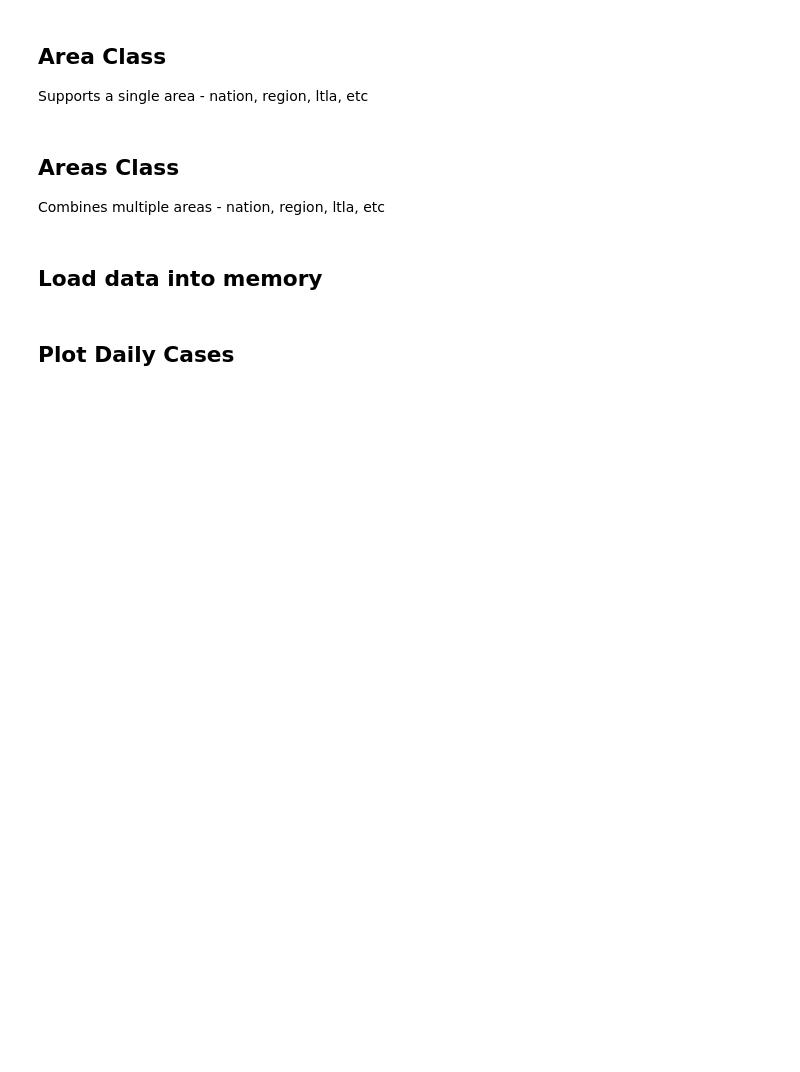
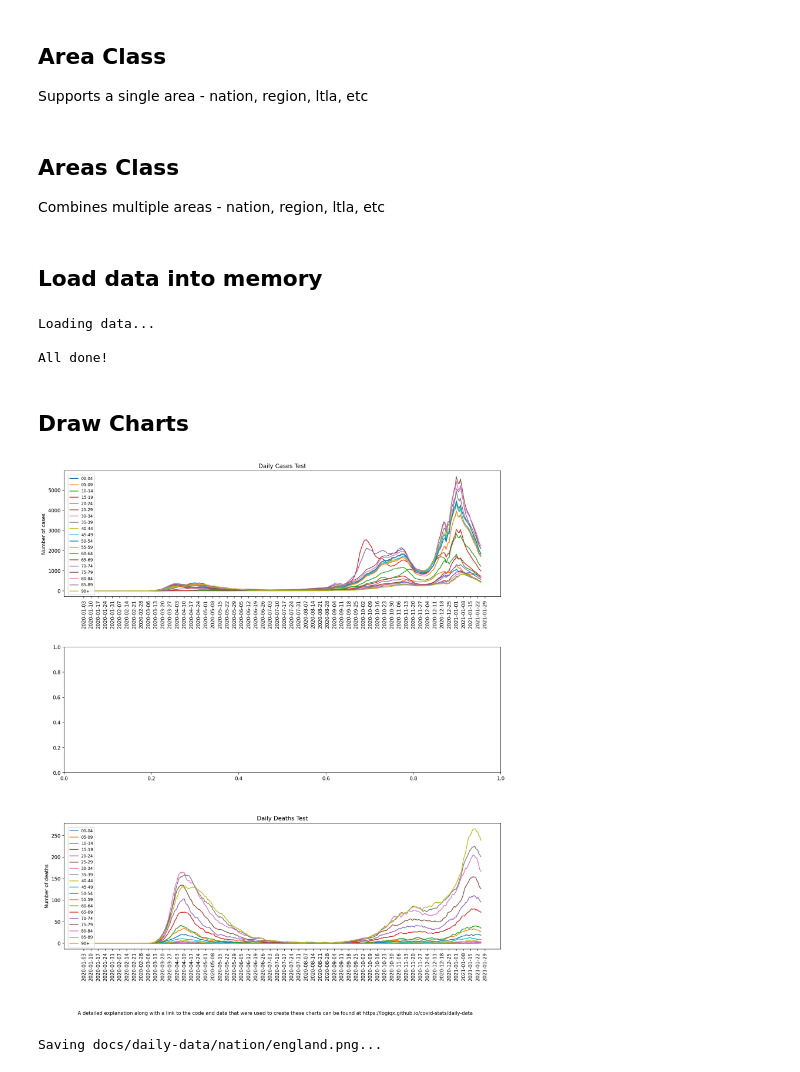
Before and after one commit to Logiqx/covid-stats, a Jupyter notebook: python/phe_charts.ipynb, the cells around one changed output. Drawn from its saved outputs; the diff is of its cells as text; code cells hidden in the pictures; blank space fills up the shorter version.

Commit message:
WIP on PHE charts

```diff
--- a/python/phe_charts.ipynb
+++ b/python/phe_charts.ipynb
@@ -149,5 +86,17 @@ class Areas(common_core.Printable):
 
         # Show figure
         plt.show()
+
+
+    def plotAreas(self, period="daily"):
+        """Plot charts for each area"""
+
+        if self.areaType == "nation":
+            for areaName in ["England"]:
+                self.areas[areaName].plotData(period)
+
+        if self.areaType == "region":
+            for areaName in ["North East"]:
+                self.areas[areaName].plotData(period)
 # %% [markdown]
 ## Load data into memory
@@ -154,13 +269,15 @@ class Areas(common_core.Printable):
 # %%
+print("Loading data...")
+
 overview = Areas(areaType="overview")
 for overviewName in phe_core.overviewNames:
     overview.addArea(overviewName)
     overview.loadArea(overviewName)
 
-regions = Areas(areaType="nation")
+nations = Areas(areaType="nation")
 for nationName in phe_core.nationNames:
-    regions.addArea(nationName)
-    regions.loadArea(nationName)
+    nations.addArea(nationName)
+    nations.loadArea(nationName)
 
 regions = Areas(areaType="region")
 for regionName in common_core.regionNames:
@@ -175,6 +292,20 @@ for nhsRegionName in common_core.nhsRegionNames:
 ltlas = Areas(areaType="ltla")
 for ltlaName in phe_core.ltlaNames:
     ltlas.addArea(ltlaName)
-    ltlas.loadArea(ltlaName)
+    #ltlas.loadArea(ltlaName)
+
+# Transfer patient data from NHS regions to standard regions
+for areaName in common_core.nhsRegionMappings:
+    nhsAreaName = common_core.nhsRegionMappings[areaName]
+    periods = nhsRegions.areas[nhsAreaName].data
+
+    for period in periods:
+        periodData = periods[period]
+        for dataType in periodData:
+            regions.areas[areaName].data[period][dataType] = periodData[dataType]
+
+print("\nAll done!")
+# %% [output]
+Loading data...
+
+All done!
-# %% [markdown]
-## Plot Daily Cases
@@ -182,0 +312,7 @@ for ltlaName in phe_core.ltlaNames:
+# %% [markdown]
+## Draw Charts
+# %%
+nations.plotAreas()
+# %% [output]
+[figure, added]
+Saving docs/daily-data/nation/england.png...
```
Also changed, not shown: parts of 4 cells of this notebook.
